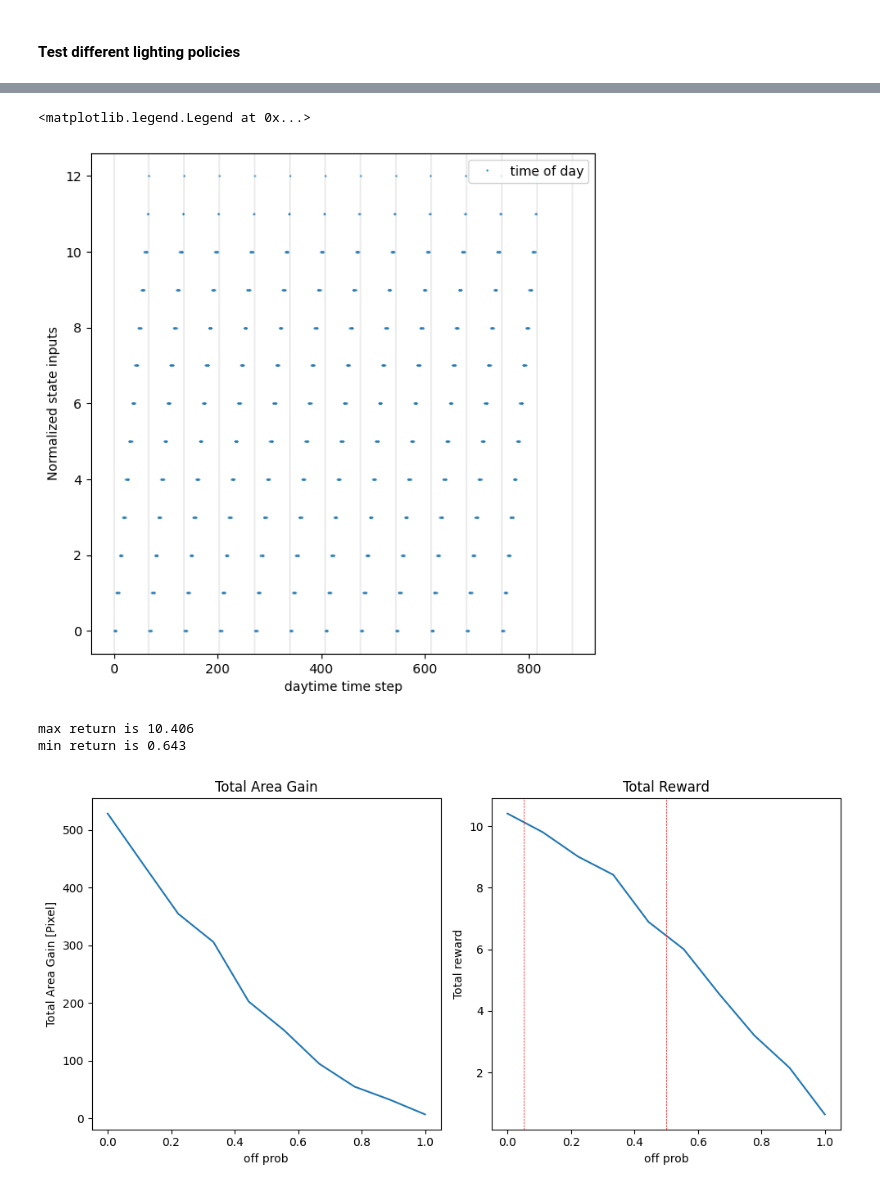
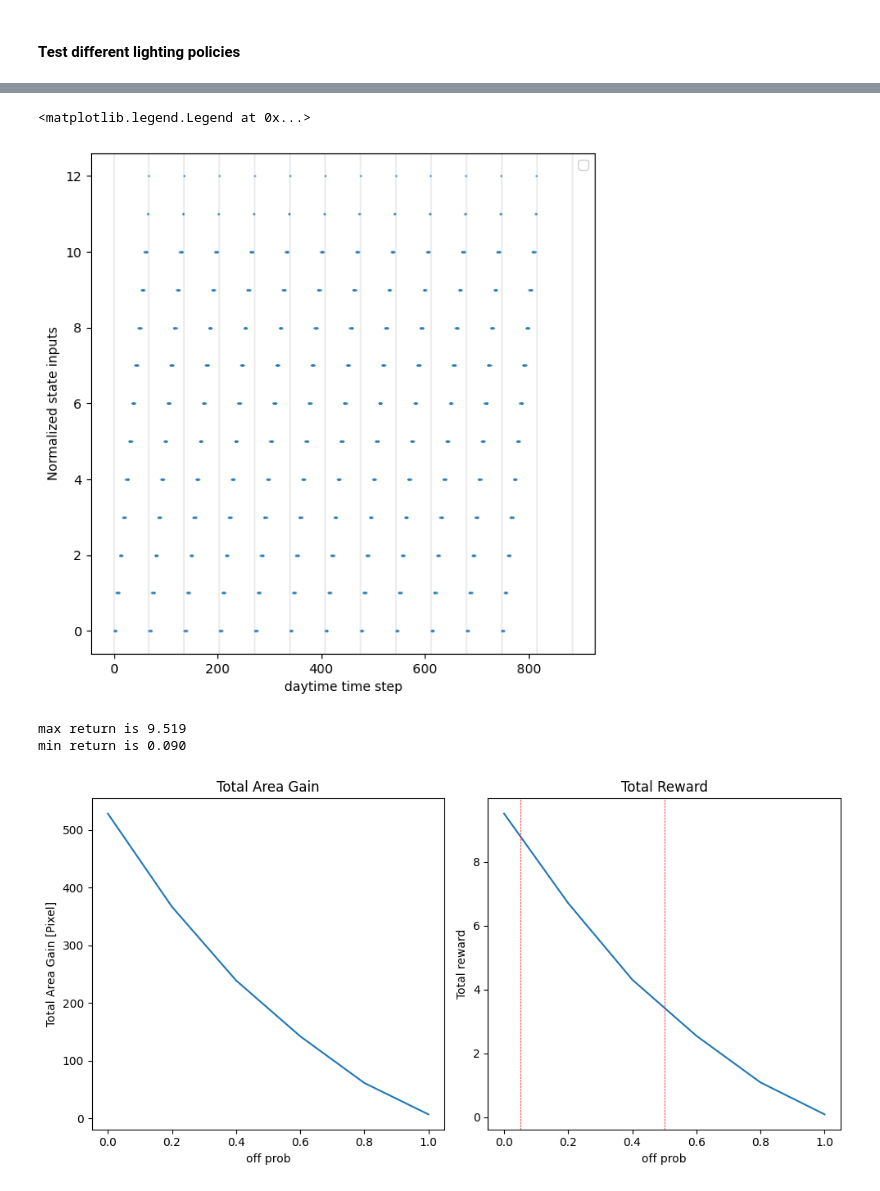
Before and after one commit to steventango/plant-rl, a Jupyter notebook: analysis/test_MultiPlantSim.ipynb, the cells around one changed output, grey strips where cells are left out. Saved outputs shown, nothing was run; the diff lists cells and outputs as text; code cells hidden in the pictures.

```diff
--- a/analysis/test_MultiPlantSim.ipynb
+++ b/analysis/test_MultiPlantSim.ipynb
@@ -4,10 +3,10 @@ from environments.SimplePlantSimulator import Daily_ContextBandit as ENV
 import numpy as np
 import matplotlib.pyplot as plt
 # %%
-env = ENV()
-print(env.total_data_step)
+env = Daily_ESARSA_TOD(reward_label='r1')
+print(env.total_data_steps)
 print(env.steps_per_day, env.steps_per_night)
-terminal_step = env.total_data_step
+terminal_step = env.total_data_steps
 # %% [output]
 816
 68 76
@@ -25,18 +24,19 @@ policy3 = np.ones(terminal_step)
 policy = [policy1, policy2, policy3]
 
 for i in range(3):
-    env = ENV(reward_label='r1_percent')
-    env.start()
-    R = []  # reward
+    R = []
     State = []
     pol = policy[i]
+
+    env.start()
     for _ in range(terminal_step):
         reward, next_state, done, info = env.step(int(pol[_]))
         R.append(reward)
         State.append(env.current_state)
+        if done == True:
+            env.start()
+
     R = np.array(R)
-
-    # Plot reward history
     ax[i].plot(np.arange(1, len(R)+1)*env.interval/60, R, linewidth=1, color=COLORS[i])
     #ax[i].plot(np.arange(1, len(R)+1)*env.interval/60, np.ones(len(R))*np.mean(R[R!=0]), color=COLORS[i], linewidth=1)
     ax[i].set_title(f'{LABELS[i]}, total reward={np.sum(R):.4f}')
@@ -58,7 +58,7 @@ for i in range(int(len(R)/env.steps_per_day)+2):
     ax.axvline(x = env.steps_per_day*i, color='k', linewidth=.1)
 #ax.plot(State[:,:2], '.', markersize=2, label=['time of day','avg area'])
 #ax.plot(State[:,2], linewidth=.5, label=[ 'plant motion'])
-ax.plot(State[:,:], '.', markersize=1, label=[ 'time of day'])
+ax.plot(State[:,:], '.', markersize=1)
 
 ax.set_ylabel('Normalized state inputs')
 ax.set_xlabel('daytime time step')
@@ -66,43 +66,47 @@ ax.legend()
 #plt.ylim([0,1])
 # %% [output]
 <matplotlib.legend.Legend at 0x...>
-[figure, old version]
+[figure, new version]
 # %%
 # See if return and total gain in area are positively correlated
-num_sample = 10
+num_sample = 6
 episodic_return = []
 area_gain = []
 fig, ax = plt.subplots(1, 2, figsize=(10,5))
 for prob in np.linspace(0, 1, num_sample):
-    env = ENV(reward_label='r1_percent')
+    R = []
+    A = []
+
     env.start()
-    R = []; A = []
-    for _ in range(terminal_step):
+    for _ in range(env.total_data_steps):
         reward, next_state, done, info = env.step(np.random.choice([0, 1], p = [prob, 1-prob]))
         A.append(np.mean([pwl(env.all_steps) for pwl in env.actual_areas]))
         R.append(reward)
+        if done == True:
+            env.start()
+
     if prob == 0.5:
         print(f'return for random policy is {np.sum(R):.3f}.')
     episodic_return.append(np.sum(R))
     area_gain.append(A[-1]-A[0])
 
 print(f'max return is {np.max(episodic_return):.3f}')
 print(f'min return is {np.min(episodic_return):.3f}')
 
 ax[0].plot(np.linspace(0, 1, num_sample), area_gain)
 ax[0].set_title('Total Area Gain')
 ax[0].set_xlabel('off prob')
 ax[0].set_ylabel('Total Area Gain [Pixel]')
 
 ax[1].plot(np.linspace(0, 1, num_sample), episodic_return)
 ax[1].axvline(x = 0.1/2, color='r', linestyle='--', linewidth=0.5)
 ax[1].axvline(x = 0.5, color='r', linestyle='--', linewidth=0.5)
 ax[1].set_title('Total Reward')
 ax[1].set_xlabel('off prob')
 ax[1].set_ylabel('Total reward')
 
 fig.tight_layout()
 # %% [output]
-max return is 10.406
-min return is 0.643
+max return is 9.519
+min return is 0.090
-[figure, old version]
+[figure, new version]
```
Also changed, not shown: parts of 2 cells of this notebook, 1 other file.
